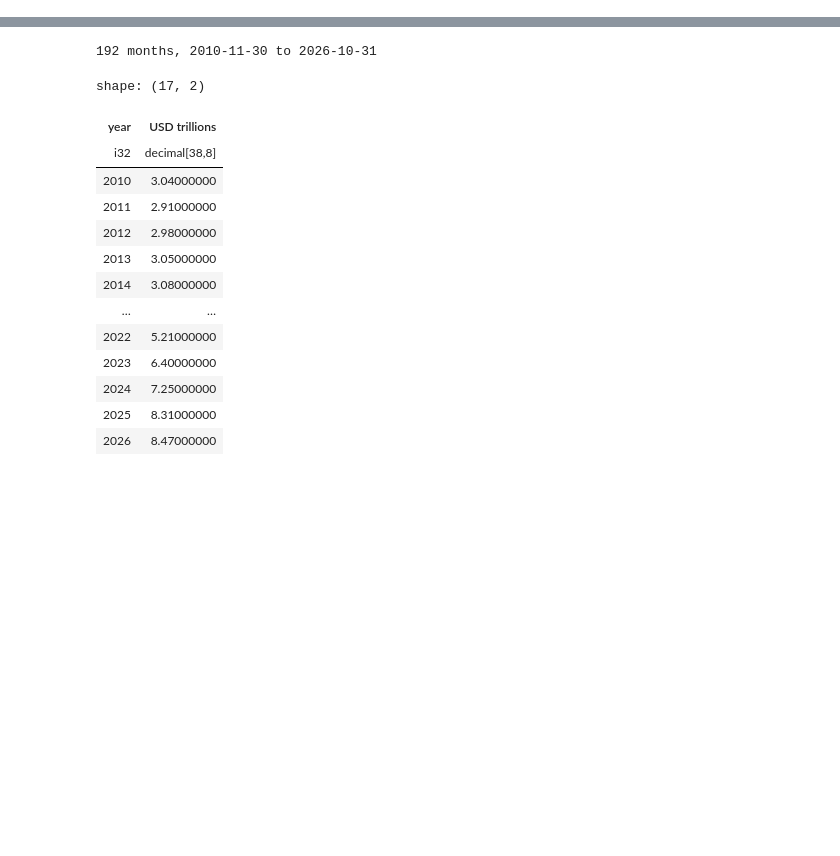
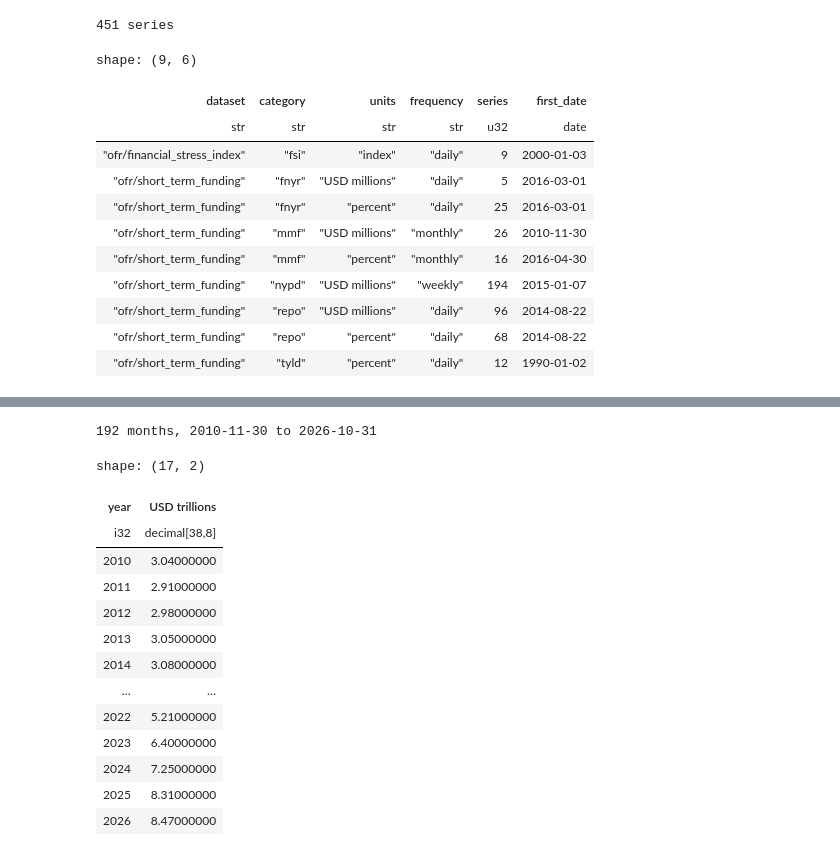
Before and after one commit to AnshArora04/arora_data, a Jupyter notebook: notebooks/function_ofr.ipynb, the cells around one changed output, grey strips where cells are left out. Drawn from its saved outputs; the diff is of its cells as text; code cells hidden in the pictures; blank space fills up the shorter version.

```diff
--- a/notebooks/function_ofr.ipynb
+++ b/notebooks/function_ofr.ipynb
@@ -47,0 +43,19 @@ REPO-TRI_TV_TOT-P|ofr/short_term_funding|Tri-Party Repo — Total Volume|USD mil
+# %%
+series = to_df(ofr_series(), OfrSeries)
+print(series.height, "series")
+series.group_by("dataset", "category", "units", "frequency") \
+    .agg(pl.len().alias("series"), pl.col("first_date").min()).sort("dataset", "category", "units")
+# %% [output]
+451 series
+shape: (9, 6)
+| dataset | category | units | frequency | series | first_date |
+| str | str | str | str | u32 | date |
+| "ofr/financial_stress_index" | "fsi" | "index" | "daily" | 9 | 2000-01-03 |
+| "ofr/short_term_funding" | "fnyr" | "USD millions" | "daily" | 5 | 2016-03-01 |
+| "ofr/short_term_funding" | "fnyr" | "percent" | "daily" | 25 | 2016-03-01 |
+| "ofr/short_term_funding" | "mmf" | "USD millions" | "monthly" | 26 | 2010-11-30 |
+| "ofr/short_term_funding" | "mmf" | "percent" | "monthly" | 16 | 2016-04-30 |
+| "ofr/short_term_funding" | "nypd" | "USD millions" | "weekly" | 194 | 2015-01-07 |
+| "ofr/short_term_funding" | "repo" | "USD millions" | "daily" | 96 | 2014-08-22 |
+| "ofr/short_term_funding" | "repo" | "percent" | "daily" | 68 | 2014-08-22 |
+| "ofr/short_term_funding" | "tyld" | "percent" | "daily" | 12 | 1990-01-02 |
```
Also changed, not shown: parts of 31 cells of this notebook, 5 other files.
